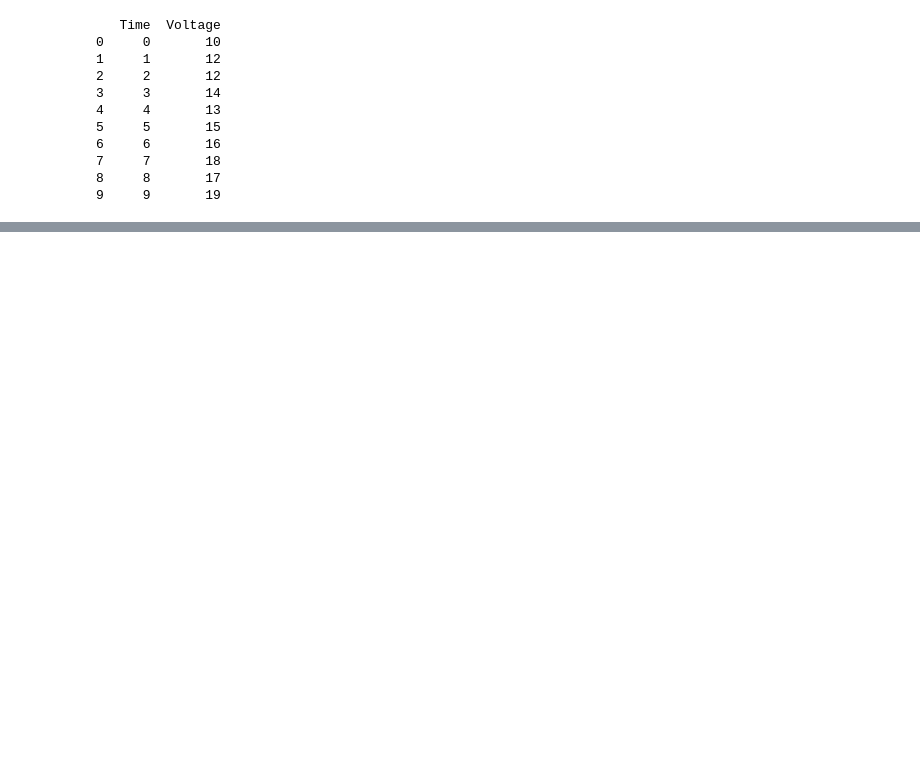
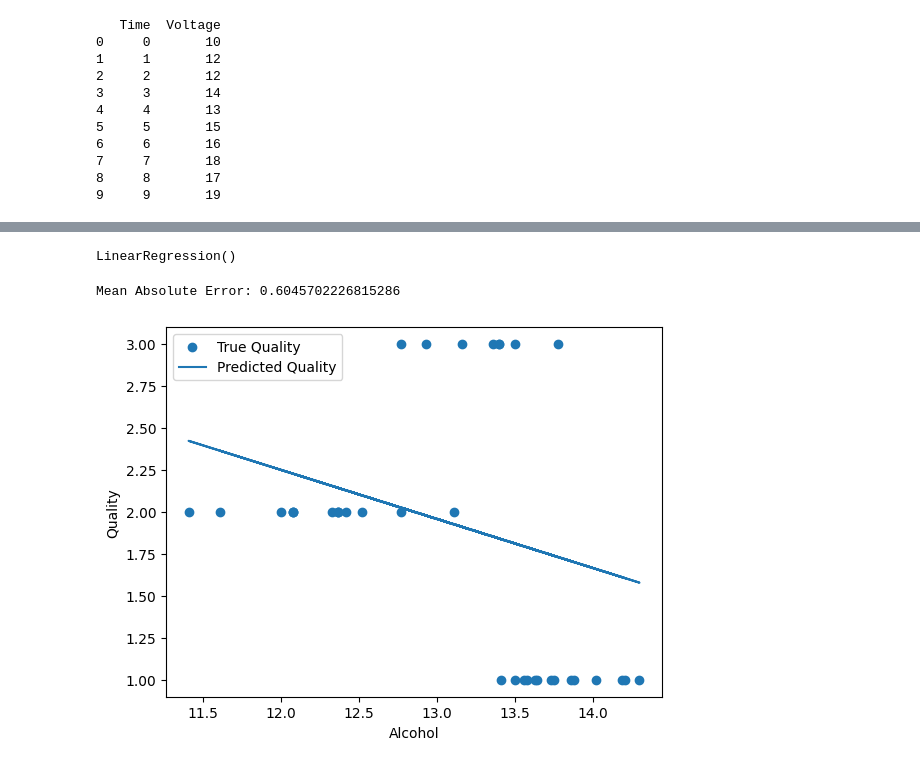
Before and after one commit to thammarat-ai/codeExampleAI, a Jupyter notebook: linear_regression1.ipynb, the cells around one changed output, grey strips where cells are left out. Cells and saved outputs as stored; diff of their text form; code cells hidden in the pictures; blank space fills up the shorter version.

```diff
--- a/linear_regression1.ipynb
+++ b/linear_regression1.ipynb
@@ -27,0 +162,31 @@ slop
+# %%
+# 3. แบ่งข้อมูลเป็นชุดฝึกและชุดทดสอบ
+X_train, X_test, y_train, y_test = train_test_split(X, y, test_size=0.2, random_state=42)
+# %%
+# 4. สร้างโมเดล Linear Regression
+model = LinearRegression()
+# %%
+# 5. ฝึกโมเดล
+model.fit(X_train, y_train)
+# %% [output]
+LinearRegression()
+# %%
+# 6. ทำนายผลลัพธ์บนชุดทดสอบ
+y_pred = model.predict(X_test)
+# %%
+# 7. ประเมินประสิทธิภาพโมเดล
+mae = mean_absolute_error(y_test, y_pred)
+print("Mean Absolute Error:", mae)
+# %% [output]
+Mean Absolute Error: 0.6045702226815286
+# %%
+# 8. แสดงความสัมพันธ์ระหว่างปริมาณแอลกอฮอล์และคุณภาพไวน์
+import matplotlib.pyplot as plt
+plt.scatter(X_test, y_test, label='True Quality')
+plt.plot(X_test, y_pred, label='Predicted Quality')
+plt.xlabel('Alcohol')
+plt.ylabel('Quality')
+plt.legend()
+plt.show()
+# %% [output]
+[figure, added]
```
Also changed, not shown: parts of 54 cells of this notebook.
